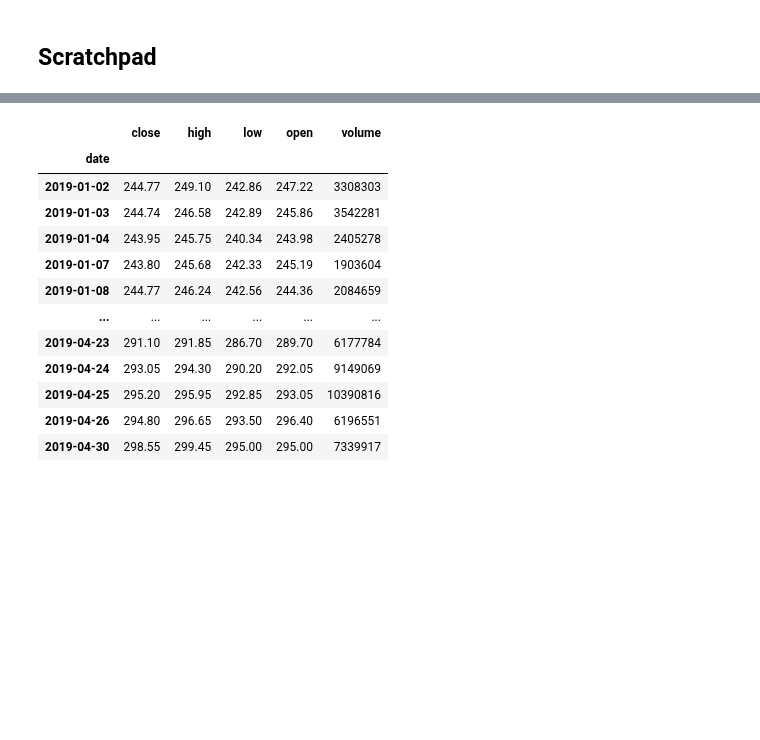
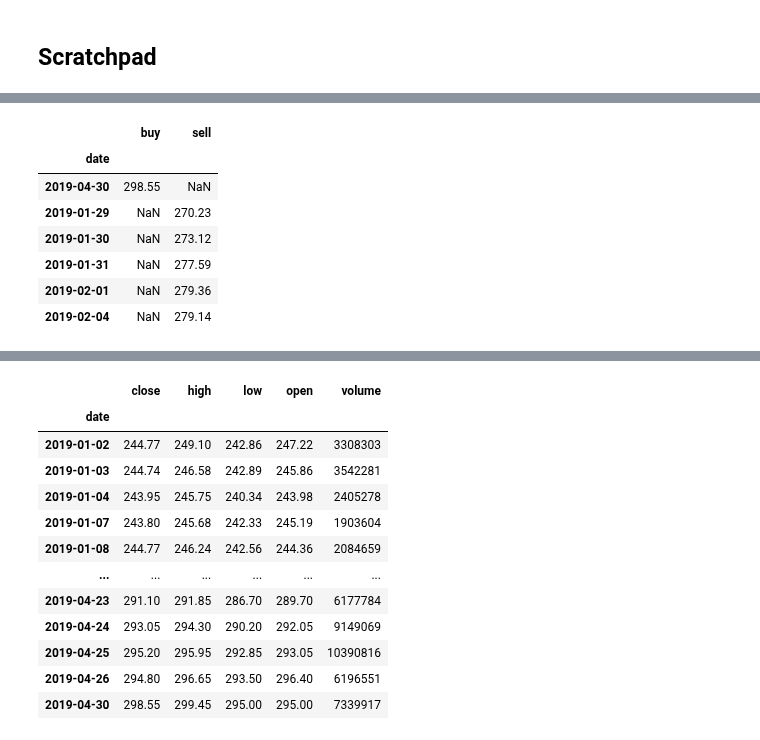
Before and after one commit to suhansaha/algotrader, a Jupyter notebook: src/freedom_v2.ipynb, the cells around one changed output, grey strips where cells are left out. Cells and saved outputs as stored; diff of their text form; code cells hidden in the pictures; blank space fills up the shorter version.

```diff
--- a/src/freedom_v2.ipynb
+++ b/src/freedom_v2.ipynb
@@ -158,0 +261,18 @@ INFO:   Using cache: Not downloading data
+# %%
+#tmp_df = pd.DataFrame({'buy': ohlc_data.iloc[1:5]['close'], 'sell':ohlc_data.iloc[10:15]['close']})
+
+tmp_df_s = pd.DataFrame()
+tmp_df_b = pd.DataFrame()
+tmp_df_b['buy'] = ohlc_data.iloc[-1:]['close']
+tmp_df_s['sell'] = ohlc_data.iloc[20:25]['close']
+
+tmp_df_b.append(tmp_df_s)
+# %% [output]
+|  | buy | sell |
+| date |  |  |
+| 2019-04-30 | 298.55 | NaN |
+| 2019-01-29 | NaN | 270.23 |
+| 2019-01-30 | NaN | 273.12 |
+| 2019-01-31 | NaN | 277.59 |
+| 2019-02-01 | NaN | 279.36 |
+| 2019-02-04 | NaN | 279.14 |
```
Also changed, not shown: parts of 7 cells of this notebook, 7 other files.
